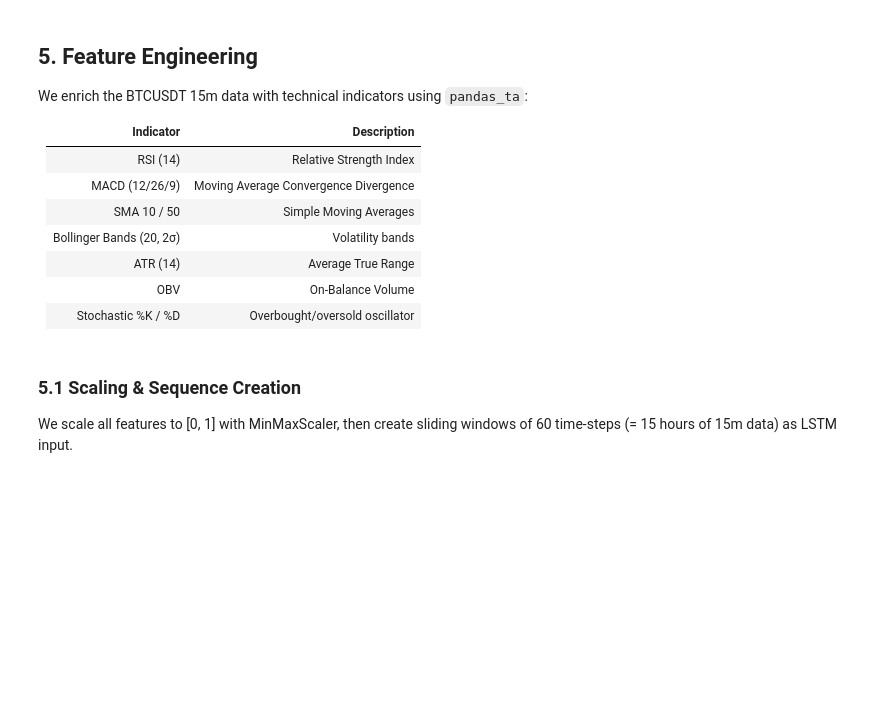
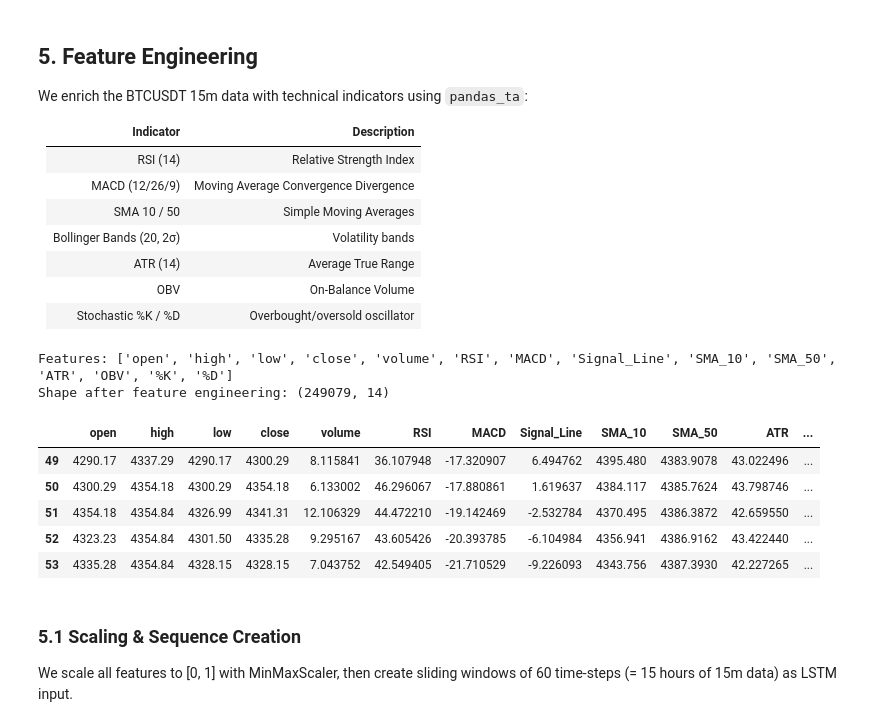
Before and after one commit to SiegKat/btc-lstm-forecast, a Jupyter notebook: notebooks/crypto_prediction.ipynb, the cells around one changed output. Saved outputs shown, nothing was run; the diff lists cells and outputs as text; code cells hidden in the pictures; blank space fills up the shorter version.

```diff
--- a/notebooks/crypto_prediction.ipynb
+++ b/notebooks/crypto_prediction.ipynb
@@ -318,36 +322,45 @@ training_data_len1 = math.ceil(len(dataset1) * 0.8)
 
 # MACD
 macd_df = ta.macd(X_train['close'], fast=12, slow=26, signal=9)
 X_train['MACD'] = macd_df['MACD_12_26_9']
 X_train['Signal_Line'] = macd_df['MACDs_12_26_9']
 
 # SMA
 X_train['SMA_10'] = ta.sma(X_train['close'], length=10)
 X_train['SMA_50'] = ta.sma(X_train['close'], length=50)
 
 # Bollinger Bands
-bbands = ta.bbands(X_train['close'], length=20, std=2)
-X_train['Upper_Band'] = bbands['BBU_20_2.0']
-X_train['Lower_Band'] = bbands['BBL_20_2.0']
+#bbands = ta.bbands(X_train['close'], length=20, std=2)
+#X_train['Upper_Band'] = bbands['BBU_20_2.0']
+#X_train['Lower_Band'] = bbands['BBL_20_2.0']
 
 # ATR
 X_train['ATR'] = ta.atr(X_train['high'], X_train['low'], X_train['close'], length=14)
 
 # OBV
 X_train['OBV'] = ta.obv(X_train['close'], X_train['volume'])
 
 # Stochastic Oscillator
 stoch = ta.stoch(X_train['high'], X_train['low'], X_train['close'], k=14, d=3)
 X_train['%K'] = stoch['STOCHk_14_3_3']
 X_train['%D'] = stoch['STOCHd_14_3_3']
 
 # Drop NaN rows and remove open_time
 X_train.dropna(inplace=True)
 X_train = X_train.drop(columns=['open_time'])
 
 print(f"Features: {list(X_train.columns)}")
 print(f"Shape after feature engineering: {X_train.shape}")
 X_train.head()
+# %% [output]
+Features: ['open', 'high', 'low', 'close', 'volume', 'RSI', 'MACD', 'Signal_Line', 'SMA_10', 'SMA_50', 'ATR', 'OBV', '%K', '%D']
+Shape after feature engineering: (249079, 14)
+|  | open | high | low | close | volume | RSI | MACD | Signal_Line | SMA_10 | SMA_50 | ATR | ... |
+| 49 | 4290.17 | 4337.29 | 4290.17 | 4300.29 | 8.115841 | 36.107948 | -17.320907 | 6.494762 | 4395.480 | 4383.9078 | 43.022496 | ... |
+| 50 | 4300.29 | 4354.18 | 4300.29 | 4354.18 | 6.133002 | 46.296067 | -17.880861 | 1.619637 | 4384.117 | 4385.7624 | 43.798746 | ... |
+| 51 | 4354.18 | 4354.84 | 4326.99 | 4341.31 | 12.106329 | 44.472210 | -19.142469 | -2.532784 | 4370.495 | 4386.3872 | 42.659550 | ... |
+| 52 | 4323.23 | 4354.84 | 4301.50 | 4335.28 | 9.295167 | 43.605426 | -20.393785 | -6.104984 | 4356.941 | 4386.9162 | 43.422440 | ... |
+| 53 | 4335.28 | 4354.84 | 4328.15 | 4328.15 | 7.043752 | 42.549405 | -21.710529 | -9.226093 | 4343.756 | 4387.3930 | 42.227265 | ... |
 # %% [markdown]
 ### 5.1 Scaling & Sequence Creation
 
```
Also changed, not shown: parts of 34 cells of this notebook, 1 other file.
